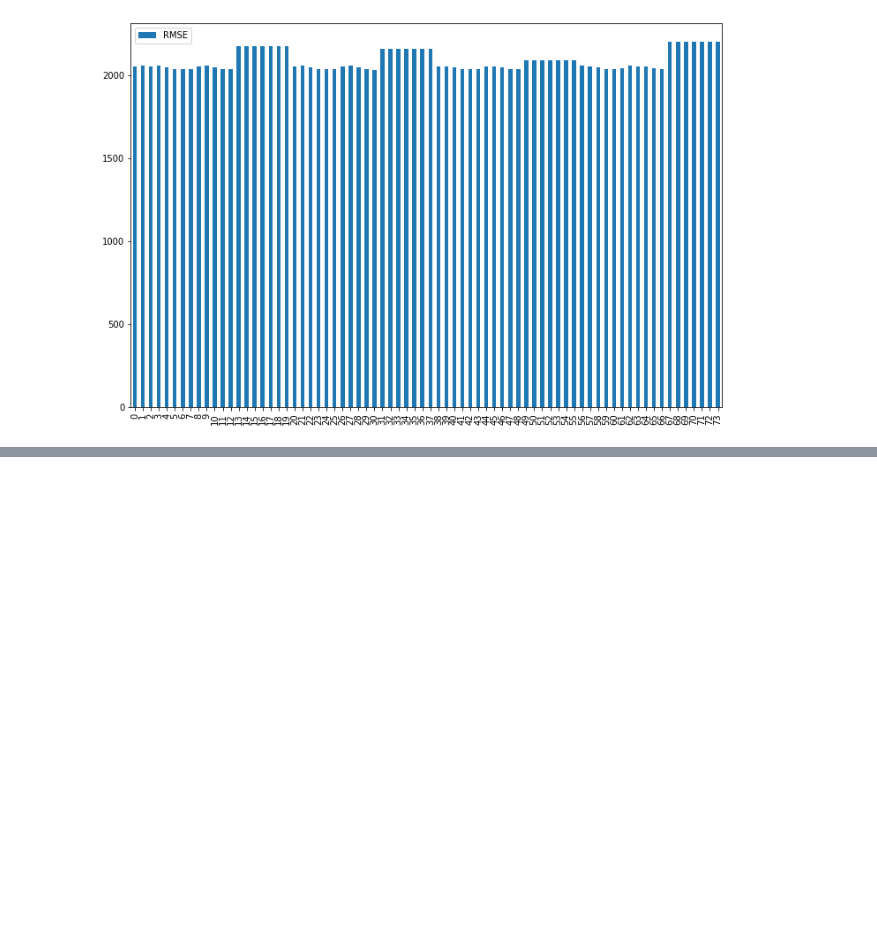
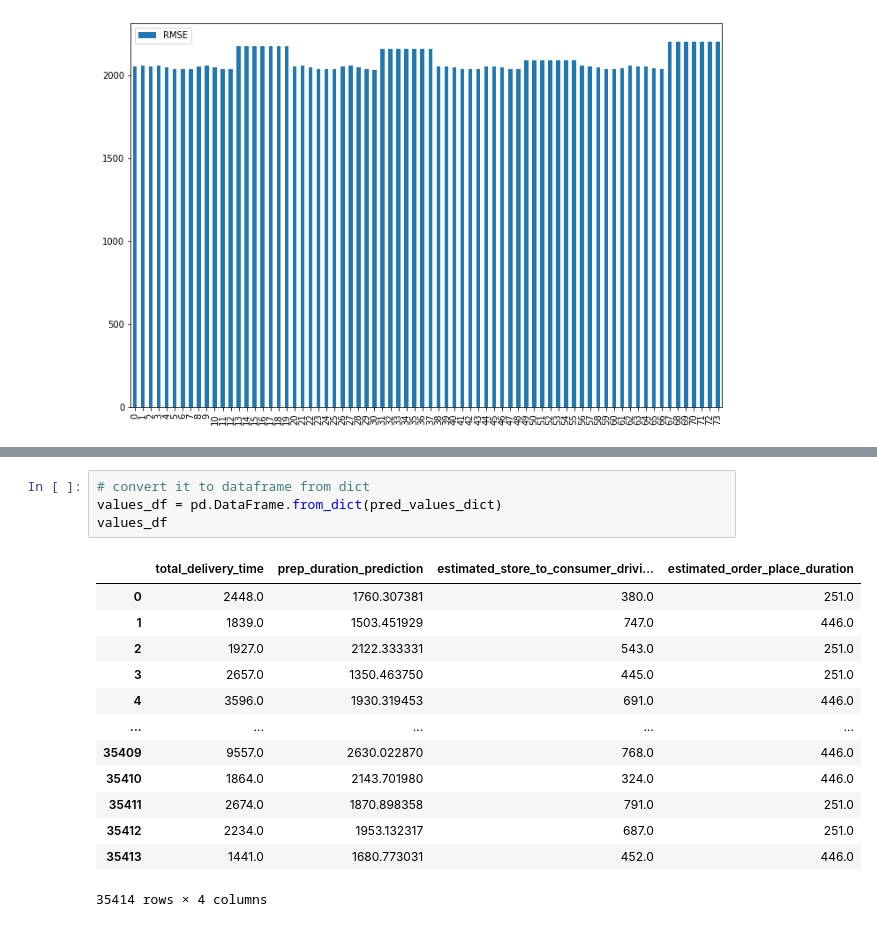
Before and after one commit to khalid23/DoorDash, a Jupyter notebook: DoorDash.ipynb, the cells around one changed output, grey strips where cells are left out. Drawn from its saved outputs; the diff is of its cells as text; blank space fills up the shorter version.

```diff
--- a/DoorDash.ipynb
+++ b/DoorDash.ipynb
@@ -860,0 +964,18 @@ pred_df.plot(kind='bar', figsize=(12,8))
+# %%
+# convert it to dataframe from dict
+values_df = pd.DataFrame.from_dict(pred_values_dict)
+values_df
+# %% [output]
+|  | total_delivery_time | prep_duration_prediction | estimated_store_to_consumer_drivi... | estimated_order_place_duration |
+| 0 | 2448.0 | 1760.307381 | 380.0 | 251.0 |
+| 1 | 1839.0 | 1503.451929 | 747.0 | 446.0 |
+| 2 | 1927.0 | 2122.333331 | 543.0 | 251.0 |
+| 3 | 2657.0 | 1350.463750 | 445.0 | 251.0 |
+| 4 | 3596.0 | 1930.319453 | 691.0 | 446.0 |
+| ... | ... | ... | ... | ... |
+| 35409 | 9557.0 | 2630.022870 | 768.0 | 446.0 |
+| 35410 | 1864.0 | 2143.701980 | 324.0 | 446.0 |
+| 35411 | 2674.0 | 1870.898358 | 791.0 | 251.0 |
+| 35412 | 2234.0 | 1953.132317 | 687.0 | 251.0 |
+| 35413 | 1441.0 | 1680.773031 | 452.0 | 446.0 |
+35414 rows × 4 columns
```
Also changed, not shown: parts of 10 cells of this notebook.
